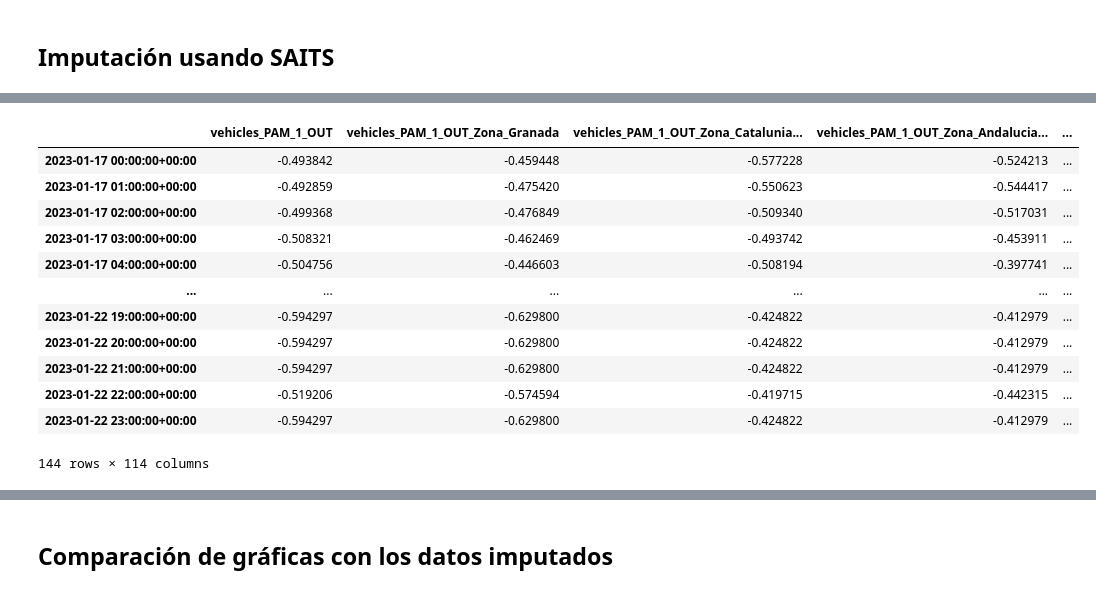
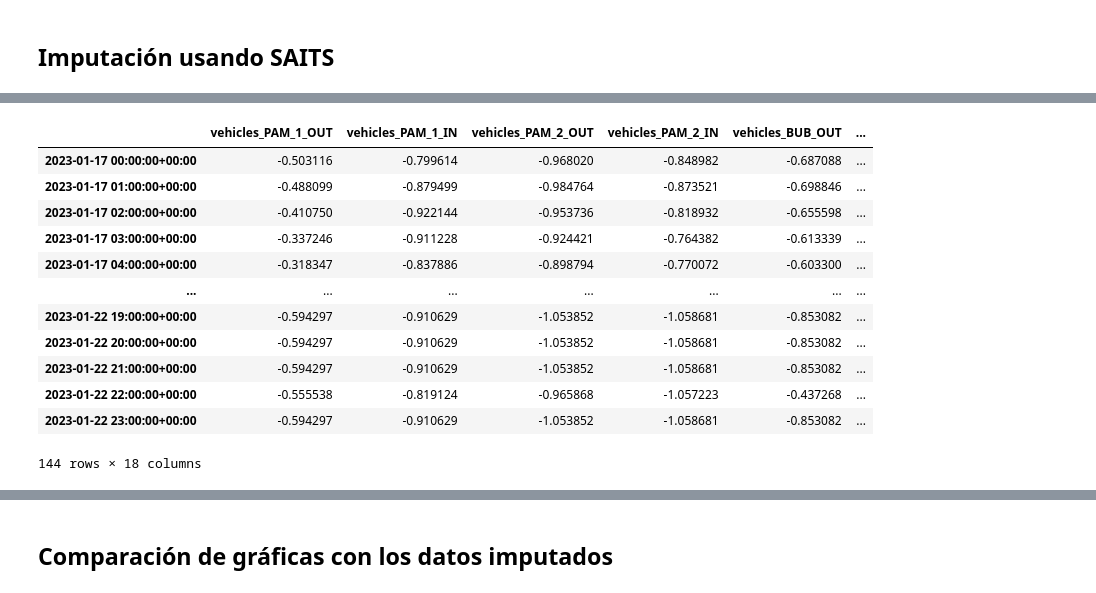
Before and after one commit to eigenric/TFG, a Jupyter notebook: notebooks/Pipeline3-Transformer.ipynb, the cells around one changed output, grey strips where cells are left out. Saved outputs shown, nothing was run; the diff lists cells and outputs as text; code cells hidden in the pictures.

```diff
--- a/notebooks/Pipeline3.ipynb
+++ b/notebooks/Pipeline3-Transformer.ipynb
@@ -822,4 +828,0 @@ saits.fit(train_set=dataset_for_training, val_set=dataset_for_validating)
-# %%
-
-saits_results = saits.predict(dataset_for_testing)
-saits_imputation = saits_results["imputation"]
@@ -849,37 +857,59 @@ date_range = pd.date_range(start="2023-01-17 00:00:00", end="2023-01-22 23:00:00
 # %%
 import pandas as pd
 import numpy as np
 
 # Supongamos que 'saits_imputation' es tu numpy array de shape (6, 24, 23)
 # Reestructuramos el array para convertirlo en un formato adecuado para series temporales multivariantes
 # Transponemos y aplanamos para que tengamos (6 * 24, 13)
+
+   # Seleccionar solo las columnas necesarias para las características
+features = [
+    "vehicles_PAM_1_OUT",
+    "vehicles_PAM_1_IN",
+    "vehicles_PAM_2_OUT",
+    "vehicles_PAM_2_IN",
+    "vehicles_BUB_OUT",
+    "vehicles_BUB_IN",
+    "CO",
+    "NO2",
+    "NO",
+    "O3",
+    "PM10",
+    "eBC_ff",
+    "eBC_bb",
+    "TEMP",
+    "RH",
+    "WS",
+    "WD",
+    "PRES"
+]
 
 
 X_reshaped = saits_imputation.reshape(-1, len(features))  # Ahora X_reshaped tiene la forma (6 * 24, 13)
 
 
 # Crear el índice con las fechas y horas de 2023-01-17 00:00:00 hasta 2023-01-22 23:00:00
 date_range = pd.date_range(start="2023-01-17 00:00:00", end="2023-01-22 23:00:00", freq="h", tz="UTC")
 
 # Creamos el DataFrame
 periodo_1_imputed = pd.DataFrame(X_reshaped, columns=features, index=date_range)
 
 # Mostrar las primeras filas del DataFrame
 periodo_1_imputed
 # %% [output]
-|  | vehicles_PAM_1_OUT | vehicles_PAM_1_OUT_Zona_Granada | vehicles_PAM_1_OUT_Zona_Catalunia... | vehicles_PAM_1_OUT_Zona_Andalucia... | ... |
-| 2023-01-17 00:00:00+00:00 | -0.493842 | -0.459448 | -0.577228 | -0.524213 | ... |
-| 2023-01-17 01:00:00+00:00 | -0.492859 | -0.475420 | -0.550623 | -0.544417 | ... |
-| 2023-01-17 02:00:00+00:00 | -0.499368 | -0.476849 | -0.509340 | -0.517031 | ... |
-| 2023-01-17 03:00:00+00:00 | -0.508321 | -0.462469 | -0.493742 | -0.453911 | ... |
-| 2023-01-17 04:00:00+00:00 | -0.504756 | -0.446603 | -0.508194 | -0.397741 | ... |
-| ... | ... | ... | ... | ... | ... |
-| 2023-01-22 19:00:00+00:00 | -0.594297 | -0.629800 | -0.424822 | -0.412979 | ... |
-| 2023-01-22 20:00:00+00:00 | -0.594297 | -0.629800 | -0.424822 | -0.412979 | ... |
-| 2023-01-22 21:00:00+00:00 | -0.594297 | -0.629800 | -0.424822 | -0.412979 | ... |
-| 2023-01-22 22:00:00+00:00 | -0.519206 | -0.574594 | -0.419715 | -0.442315 | ... |
-| 2023-01-22 23:00:00+00:00 | -0.594297 | -0.629800 | -0.424822 | -0.412979 | ... |
+|  | vehicles_PAM_1_OUT | vehicles_PAM_1_IN | vehicles_PAM_2_OUT | vehicles_PAM_2_IN | vehicles_BUB_OUT | ... |
+| 2023-01-17 00:00:00+00:00 | -0.503116 | -0.799614 | -0.968020 | -0.848982 | -0.687088 | ... |
+| 2023-01-17 01:00:00+00:00 | -0.488099 | -0.879499 | -0.984764 | -0.873521 | -0.698846 | ... |
+| 2023-01-17 02:00:00+00:00 | -0.410750 | -0.922144 | -0.953736 | -0.818932 | -0.655598 | ... |
+| 2023-01-17 03:00:00+00:00 | -0.337246 | -0.911228 | -0.924421 | -0.764382 | -0.613339 | ... |
+| 2023-01-17 04:00:00+00:00 | -0.318347 | -0.837886 | -0.898794 | -0.770072 | -0.603300 | ... |
+| ... | ... | ... | ... | ... | ... | ... |
+| 2023-01-22 19:00:00+00:00 | -0.594297 | -0.910629 | -1.053852 | -1.058681 | -0.853082 | ... |
+| 2023-01-22 20:00:00+00:00 | -0.594297 | -0.910629 | -1.053852 | -1.058681 | -0.853082 | ... |
+| 2023-01-22 21:00:00+00:00 | -0.594297 | -0.910629 | -1.053852 | -1.058681 | -0.853082 | ... |
+| 2023-01-22 22:00:00+00:00 | -0.555538 | -0.819124 | -0.965868 | -1.057223 | -0.437268 | ... |
+| 2023-01-22 23:00:00+00:00 | -0.594297 | -0.910629 | -1.053852 | -1.058681 | -0.853082 | ... |
-144 rows × 114 columns
+144 rows × 18 columns
 # %%
 import pandas as pd
 import numpy as np
```
Also changed, not shown: parts of 34 cells of this notebook, 34 other files.
